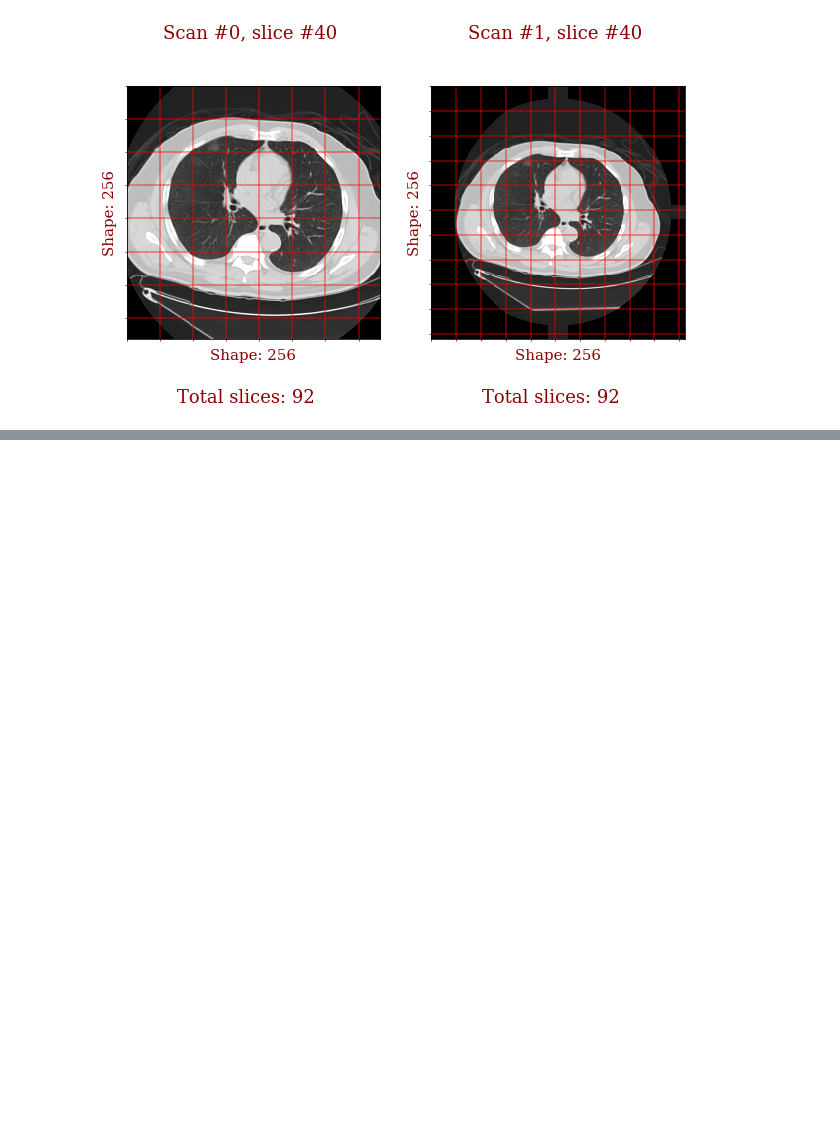
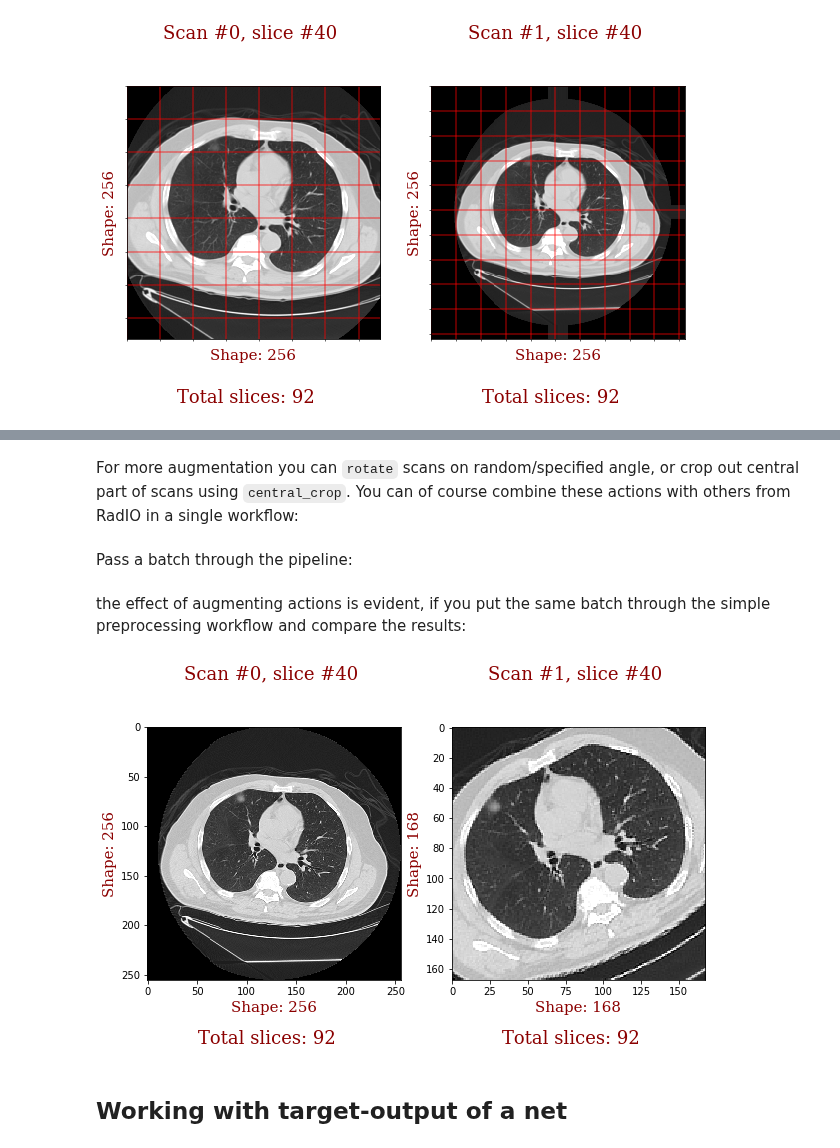
Before and after one commit to analysiscenter/radio, a Jupyter notebook: examples/RadIO.II.ipynb, the cells around one changed output, grey strips where cells are left out. Cells and saved outputs as stored; diff of their text form; code cells hidden in the pictures; blank space fills up the shorter version.

Commit message:
add section about augmentation on second tutorial

```diff
--- a/examples/RadIO.II.ipynb
+++ b/examples/RadIO.II.ipynb
@@ -118,0 +121,24 @@ show_slices([batch_1, batch_2], scan_indices=[0, 0], ns_slice=[40, 40], grid=Tru
+# %% [markdown]
+For more augmentation you can `rotate` scans on random/specified angle, or crop out central part of scans using `central_crop`. You can of course combine these actions with others from RadIO in a single workflow:
+# %%
+augmenting_pipeline = (Pipeline()                                    # init empty workflow
+                       .load(fmt='raw')                              # load data from disk
+                       .resize(shape=(92, 256, 256), method='scipy') # resize with scipy
+                       .rotate(angle=30, random=False)               # rotate with on 30 degrees
+                       .central_crop(crop_size=(92, 168, 168)))      # perform central_crop
+# %% [markdown]
+Pass a batch through the pipeline:
+# %%
+batch_augmented = (two_scans_dataset >> augmenting_pipeline).next_batch(2, shuffle=False)
+# %% [markdown]
+the effect of augmenting actions is evident, if you put the same batch through the simple preprocessing workflow and compare the results:
+# %%
+preprocessing_simple = (Pipeline()
+                        .load(fmt='raw')
+                        .resize(shape=(92, 256, 256), method='scipy'))
+batch = (two_scans_dataset >> preprocessing_simple).next_batch(2, shuffle=False)
+show_slices([batch, batch_augmented], [0, 0], 40, grid=False)
+# %% [output]
+[figure, added]
+# %% [markdown]
+## Working with target-output of a net
```
Also changed, not shown: parts of 2 cells of this notebook.
